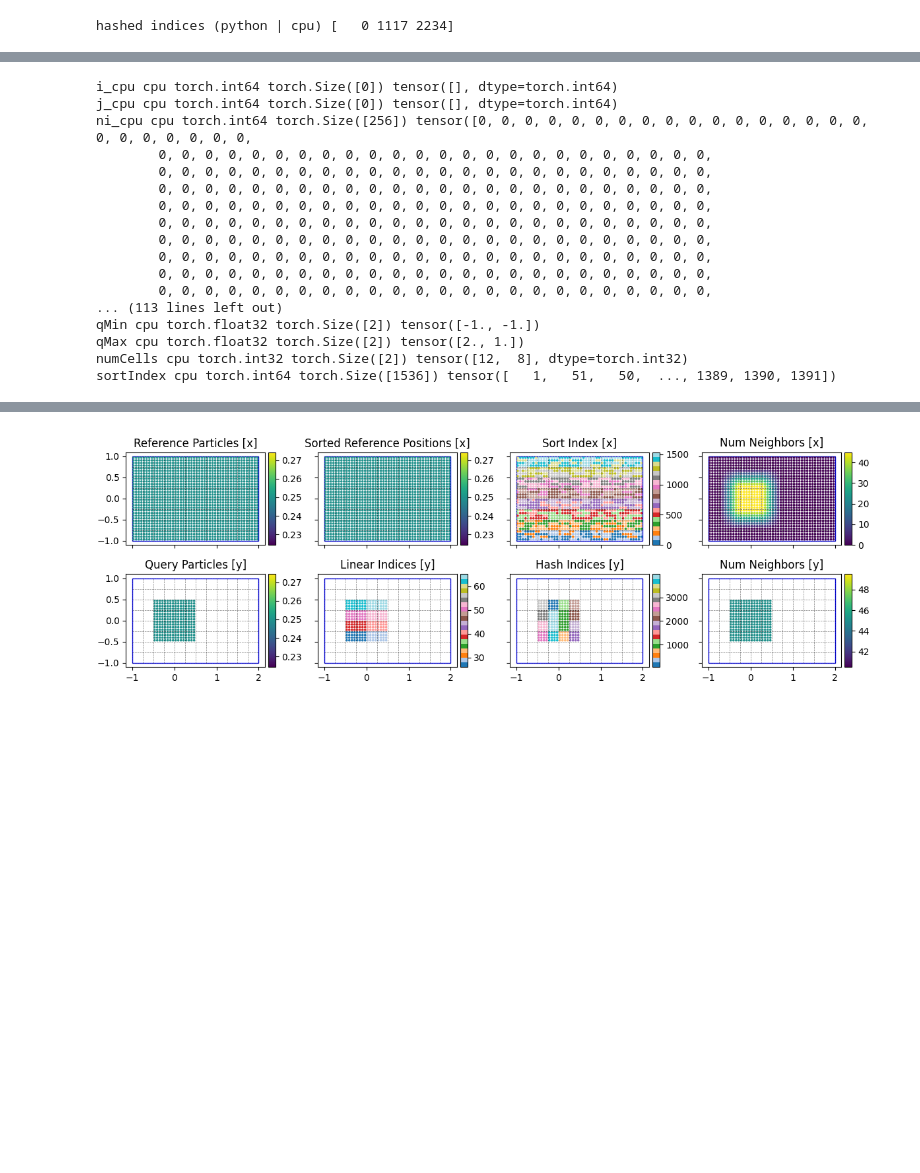
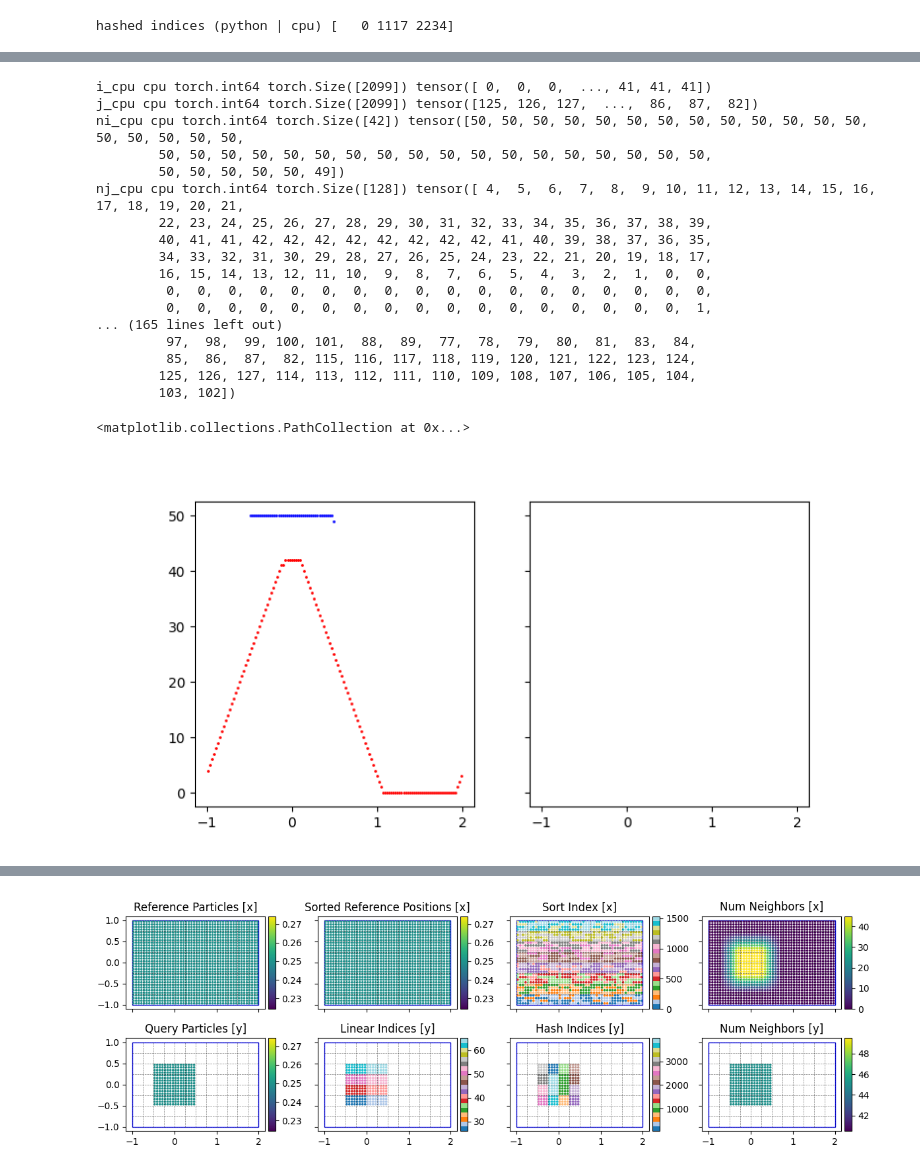
Before and after one commit to wi-re/torchCompactRadius, a Jupyter notebook: neighborhoodDebug.ipynb, the cells around one changed output, grey strips where cells are left out. Saved outputs shown, nothing was run; the diff lists cells and outputs as text; code cells hidden in the pictures; blank space fills up the shorter version.

Commit message:
1D search works in python fixed code

```diff
--- a/neighborhoodDebug.ipynb
+++ b/neighborhoodDebug.ipynb
@@ -39,8 +54,8 @@ if platform.system() == 'Darwin':
 device = torch.device('cpu')
 targetNumNeighbors = 50
 hashMapLength = 4096
-nx = 32
-dim = 2
+nx = 128
+dim = 1
 
 minDomain = torch.tensor([-1] * dim, dtype = torch.float32, device = device)
 maxDomain = torch.tensor([ 1] * dim, dtype = torch.float32, device = device)
@@ -53,3 +68,17 @@ dx = (shortExtent / nx)
 ny = int(1 // dx)
 h = volumeToSupport(dx**dim, 50, dim)
 dy = dx
+
+print("minDomain = ", minDomain)
+print("maxDomain = ", maxDomain)
+print("extent = ", extent)
+print("shortExtent = ", shortExtent)
+print("dx = ", dx)
+print("nx = ", nx)
+print("dy = ", dy)
+print("ny = ", ny)
+print("h = ", h)
+print("periodicity = ", periodicity)
+print("device = ", device)
+print("targetNumNeighbors = ", targetNumNeighbors)
+print("hashMapLength = ", hashMapLength)
@@ -66,7 +119,16 @@ supports = torch.ones(positions.shape[0], device = device) * h
 # %%
-xpos2 = torch.linspace(-0.5 + dy / 2, 0.5 - dy / 2, ny)
-ypos2 = torch.linspace(-0.5 + dy / 2, 0.5 - dy / 2, ny)
-xpos2, ypos2 = torch.meshgrid(xpos2, ypos2, indexing = 'xy')
-y = torch.stack((xpos2.flatten(), ypos2.flatten()), dim = 1).to(device)
+ypositions = []
+for d in range(dim):
+    ypositions.append(torch.linspace(-0.5 + dy / 2, 0.5 - dy / 2, ny, device = device))
+grid = torch.meshgrid(*ypositions, indexing = 'xy')
+y = torch.stack(grid, dim = -1).reshape(-1,dim).to(device)
+
+
+# ypos2 = torch.linspace(-0.5 + dy / 2, 0.5 - dy / 2, ny)
+# xpos2, ypos2 = torch.meshgrid(xpos2, ypos2, indexing = 'xy')
+# y = torch.stack((xpos2.flatten(), ypos2.flatten()), dim = 1).to(device)
 # y = torch.clone(positions)
 ySupport = torch.ones(y.shape[0], device = device) * supports[0]
+
+print("y.shape = ", y.shape)
+print("ySupport.shape = ", ySupport.shape)
@@ -102,4 +167,4 @@ hashed indices (python | cpu) [   0 1117 2234]
 # (i_cpu, j_cpu), ni_cpu, nj_cpu, *_ = tcr.neighborSearch(positions, h, hashMapLength = hashMapLength, mode = 'symmetric', variant = 'cpp')
 # %%
 (i_cpu, j_cpu), ni_cpu, nj_cpu, sortedPositions, sortedSupports, hashTable, sortedCellTable, hCell, qMin, qMax, numCells, sortIndex = \
-     neighborSearch((y, positions), (ySupport, supports), (minDomain, maxDomain), periodicity, hashMapLength, 'symmetric', 'cpp')
+     neighborSearch((y, positions), (ySupport, supports), (minDomain, maxDomain), periodicity, hashMapLength, 'symmetric', 'python')
@@ -135,20 +182,29 @@ print('qMax', qMax.device, qMax.dtype, qMax.shape, qMax)
 print('numCells', numCells.device, numCells.dtype, numCells.shape, numCells)
 print('sortIndex', sortIndex.device, sortIndex.dtype, sortIndex.shape, sortIndex)
 # %% [output]
-i_cpu cpu torch.int64 torch.Size([0]) tensor([], dtype=torch.int64)
-j_cpu cpu torch.int64 torch.Size([0]) tensor([], dtype=torch.int64)
-ni_cpu cpu torch.int64 torch.Size([256]) tensor([0, 0, 0, 0, 0, 0, 0, 0, 0, 0, 0, 0, 0, 0, 0, 0, 0, 0, 0, 0, 0, 0, 0, 0,
-        0, 0, 0, 0, 0, 0, 0, 0, 0, 0, 0, 0, 0, 0, 0, 0, 0, 0, 0, 0, 0, 0, 0, 0,
-        0, 0, 0, 0, 0, 0, 0, 0, 0, 0, 0, 0, 0, 0, 0, 0, 0, 0, 0, 0, 0, 0, 0, 0,
-        0, 0, 0, 0, 0, 0, 0, 0, 0, 0, 0, 0, 0, 0, 0, 0, 0, 0, 0, 0, 0, 0, 0, 0,
-        0, 0, 0, 0, 0, 0, 0, 0, 0, 0, 0, 0, 0, 0, 0, 0, 0, 0, 0, 0, 0, 0, 0, 0,
-        0, 0, 0, 0, 0, 0, 0, 0, 0, 0, 0, 0, 0, 0, 0, 0, 0, 0, 0, 0, 0, 0, 0, 0,
-        0, 0, 0, 0, 0, 0, 0, 0, 0, 0, 0, 0, 0, 0, 0, 0, 0, 0, 0, 0, 0, 0, 0, 0,
-        0, 0, 0, 0, 0, 0, 0, 0, 0, 0, 0, 0, 0, 0, 0, 0, 0, 0, 0, 0, 0, 0, 0, 0,
-        0, 0, 0, 0, 0, 0, 0, 0, 0, 0, 0, 0, 0, 0, 0, 0, 0, 0, 0, 0, 0, 0, 0, 0,
-        0, 0, 0, 0, 0, 0, 0, 0, 0, 0, 0, 0, 0, 0, 0, 0, 0, 0, 0, 0, 0, 0, 0, 0,
-... (113 lines left out)
-qMin cpu torch.float32 torch.Size([2]) tensor([-1., -1.])
-qMax cpu torch.float32 torch.Size([2]) tensor([2., 1.])
-numCells cpu torch.int32 torch.Size([2]) tensor([12,  8], dtype=torch.int32)
-sortIndex cpu torch.int64 torch.Size([1536]) tensor([   1,   51,   50,  ..., 1389, 1390, 1391])
+i_cpu cpu torch.int64 torch.Size([2099]) tensor([ 0,  0,  0,  ..., 41, 41, 41])
+j_cpu cpu torch.int64 torch.Size([2099]) tensor([125, 126, 127,  ...,  86,  87,  82])
+ni_cpu cpu torch.int64 torch.Size([42]) tensor([50, 50, 50, 50, 50, 50, 50, 50, 50, 50, 50, 50, 50, 50, 50, 50, 50, 50,
+        50, 50, 50, 50, 50, 50, 50, 50, 50, 50, 50, 50, 50, 50, 50, 50, 50, 50,
+        50, 50, 50, 50, 50, 49])
+nj_cpu cpu torch.int64 torch.Size([128]) tensor([ 4,  5,  6,  7,  8,  9, 10, 11, 12, 13, 14, 15, 16, 17, 18, 19, 20, 21,
+        22, 23, 24, 25, 26, 27, 28, 29, 30, 31, 32, 33, 34, 35, 36, 37, 38, 39,
+        40, 41, 41, 42, 42, 42, 42, 42, 42, 42, 42, 41, 40, 39, 38, 37, 36, 35,
+        34, 33, 32, 31, 30, 29, 28, 27, 26, 25, 24, 23, 22, 21, 20, 19, 18, 17,
+        16, 15, 14, 13, 12, 11, 10,  9,  8,  7,  6,  5,  4,  3,  2,  1,  0,  0,
+         0,  0,  0,  0,  0,  0,  0,  0,  0,  0,  0,  0,  0,  0,  0,  0,  0,  0,
+         0,  0,  0,  0,  0,  0,  0,  0,  0,  0,  0,  0,  0,  0,  0,  0,  0,  1,
+... (165 lines left out)
+         97,  98,  99, 100, 101,  88,  89,  77,  78,  79,  80,  81,  83,  84,
+         85,  86,  87,  82, 115, 116, 117, 118, 119, 120, 121, 122, 123, 124,
+        125, 126, 127, 114, 113, 112, 111, 110, 109, 108, 107, 106, 105, 104,
+        103, 102])
+# %%
+
+fig, axis = plt.subplots(1,2, figsize=(8,4), sharex = True, sharey = True, squeeze = False)
+
+axis[0,0].scatter(positions[:,0].cpu(), nj_cpu.cpu(), s = 1, c = 'r')
+axis[0,0].scatter(y[:,0].cpu(), ni_cpu.cpu(), s = 1, c = 'b')
+# %% [output]
+<matplotlib.collections.PathCollection at 0x...>
+[figure, added]
```
Also changed, not shown: parts of 12 cells of this notebook, 5 other files.
